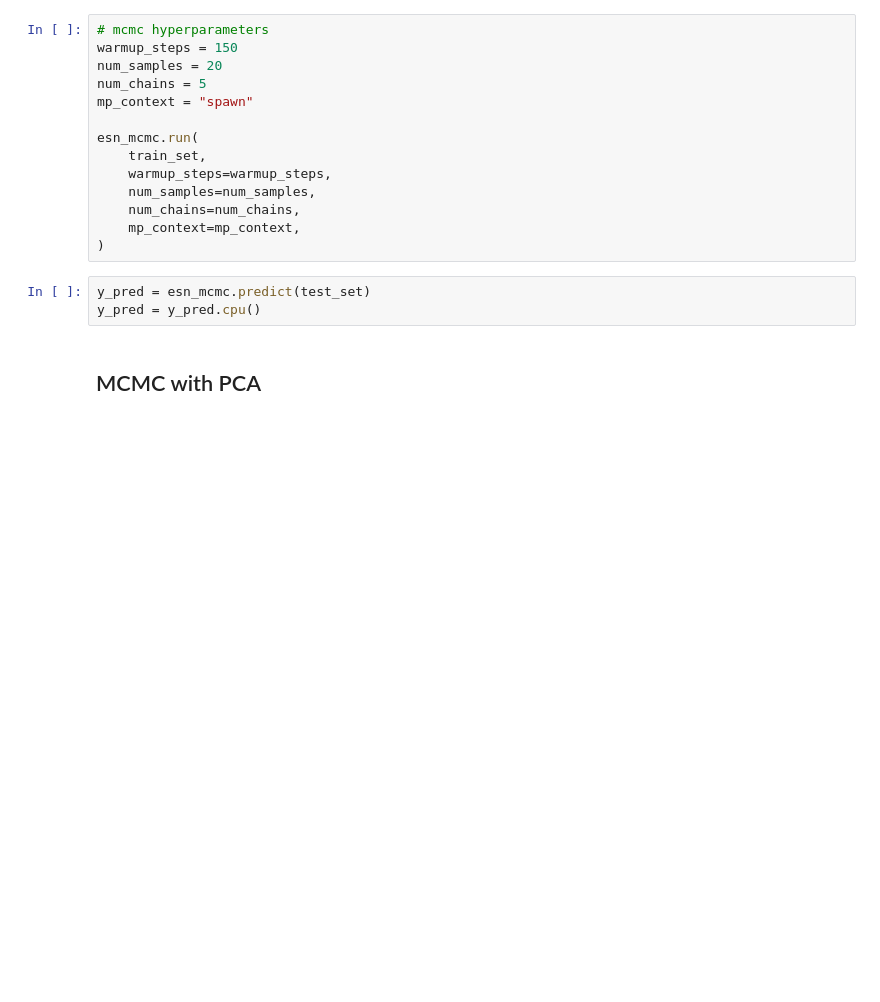
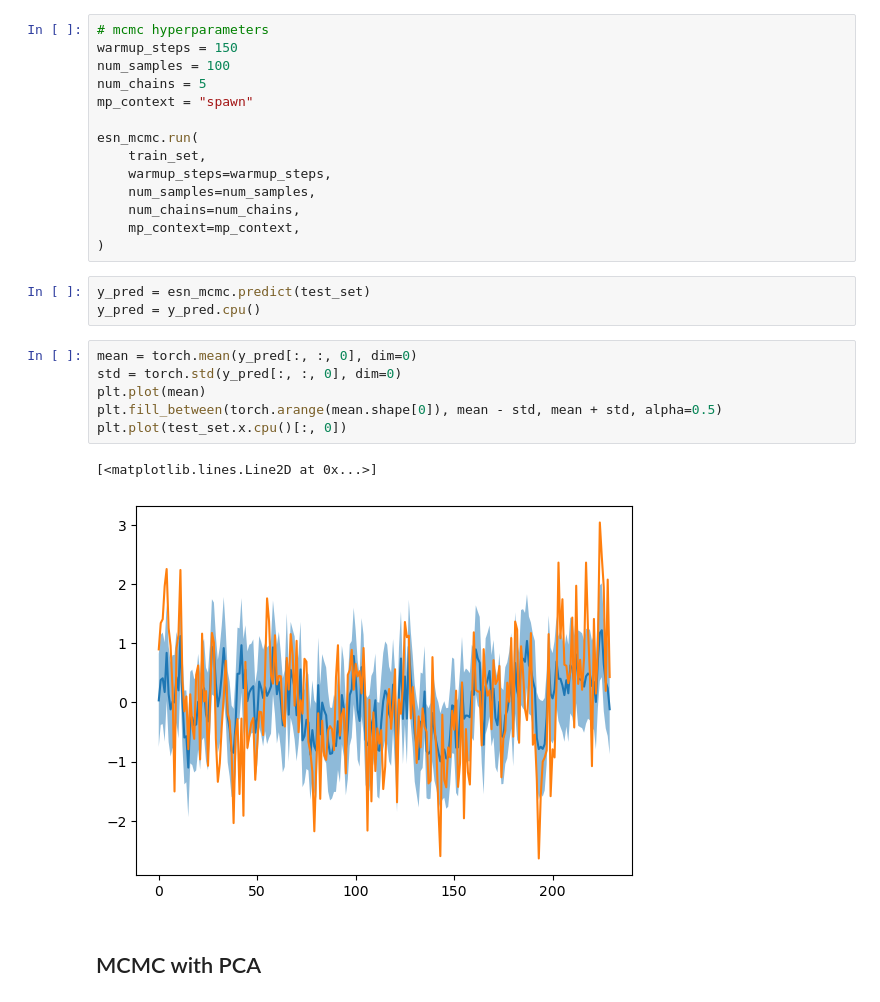
Before and after one commit to filippobezzi/Bayesian-Inference-in-High-Dimensional-Reservoir-Dynamics-for-Neural-Time-Series, a Jupyter notebook: final.ipynb, the cells around one changed output. Drawn from its saved outputs; the diff is of its cells as text; blank space fills up the shorter version.

```diff
--- a/final.ipynb
+++ b/final.ipynb
@@ -84,7 +84,7 @@ esn_mcmc = ESNMCMC(mcmc_model_real)
 # %%
 # mcmc hyperparameters
 warmup_steps = 150
-num_samples = 20
+num_samples = 100
 num_chains = 5
 mp_context = "spawn"
 
@@ -98,6 +98,15 @@ esn_mcmc.run(
 # %%
 y_pred = esn_mcmc.predict(test_set)
 y_pred = y_pred.cpu()
+# %%
+mean = torch.mean(y_pred[:, :, 0], dim=0)
+std = torch.std(y_pred[:, :, 0], dim=0)
+plt.plot(mean)
+plt.fill_between(torch.arange(mean.shape[0]), mean - std, mean + std, alpha=0.5)
+plt.plot(test_set.x.cpu()[:, 0])
+# %% [output]
+[<matplotlib.lines.Line2D at 0x...>]
+[figure, added]
 # %% [markdown]
 ## MCMC with PCA
 # %%
```
Also changed, not shown: parts of 25 cells of this notebook, 2 other files.
